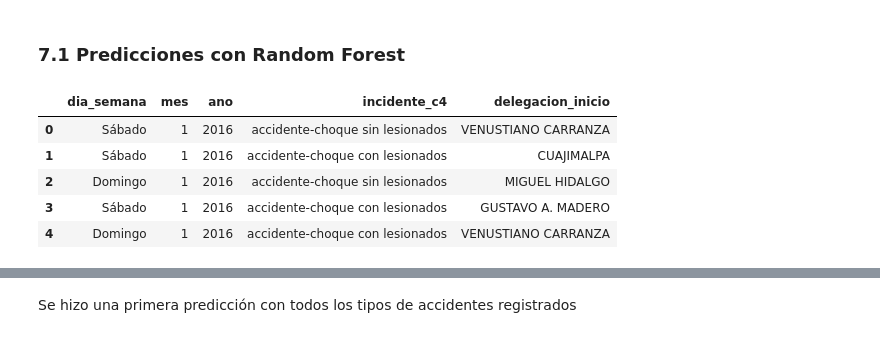
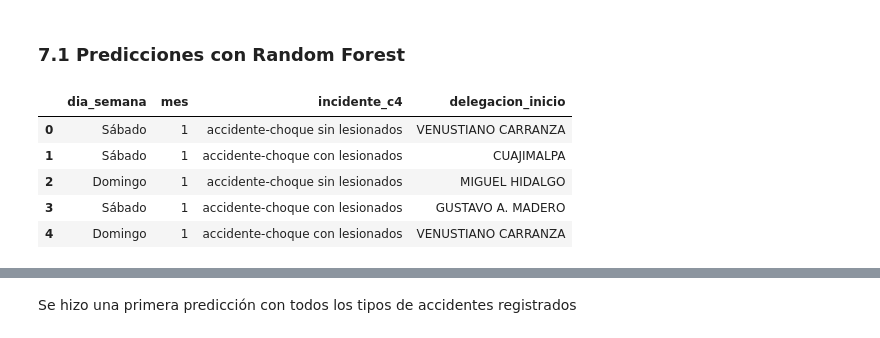
Before and after one commit to Felix-07/Incidentes-Viales-Machine-Learning, a Jupyter notebook: Proyecto/Proyecto_Final_ML.ipynb, the cells around one changed output, grey strips where cells are left out. Saved outputs shown, nothing was run; the diff lists cells and outputs as text; code cells hidden in the pictures.

```diff
--- a/Proyecto/Proyecto_Final_ML.ipynb
+++ b/Proyecto/Proyecto_Final_ML.ipynb
@@ -975,15 +999,15 @@ mapa_cdmx.save('mapa2.html')
 
 ### 7.1 Predicciones con Random Forest
 # %%
-Datos_predict=data_code_A[['dia_semana','mes','ano','incidente_c4','delegacion_inicio']]
+Datos_predict=data_code_A[['dia_semana','mes','incidente_c4','delegacion_inicio']]
 Datos_predict.head()
 # %% [output]
-|  | dia_semana | mes | ano | incidente_c4 | delegacion_inicio |
-| 0 | Sábado | 1 | 2016 | accidente-choque sin lesionados | VENUSTIANO CARRANZA |
-| 1 | Sábado | 1 | 2016 | accidente-choque con lesionados | CUAJIMALPA |
-| 2 | Domingo | 1 | 2016 | accidente-choque sin lesionados | MIGUEL HIDALGO |
-| 3 | Sábado | 1 | 2016 | accidente-choque con lesionados | GUSTAVO A. MADERO |
-| 4 | Domingo | 1 | 2016 | accidente-choque con lesionados | VENUSTIANO CARRANZA |
+|  | dia_semana | mes | incidente_c4 | delegacion_inicio |
+| 0 | Sábado | 1 | accidente-choque sin lesionados | VENUSTIANO CARRANZA |
+| 1 | Sábado | 1 | accidente-choque con lesionados | CUAJIMALPA |
+| 2 | Domingo | 1 | accidente-choque sin lesionados | MIGUEL HIDALGO |
+| 3 | Sábado | 1 | accidente-choque con lesionados | GUSTAVO A. MADERO |
+| 4 | Domingo | 1 | accidente-choque con lesionados | VENUSTIANO CARRANZA |
 # %%
 #Separación de variables
 Y=Datos_predict['incidente_c4']
```
Also changed, not shown: parts of 30 cells of this notebook.
